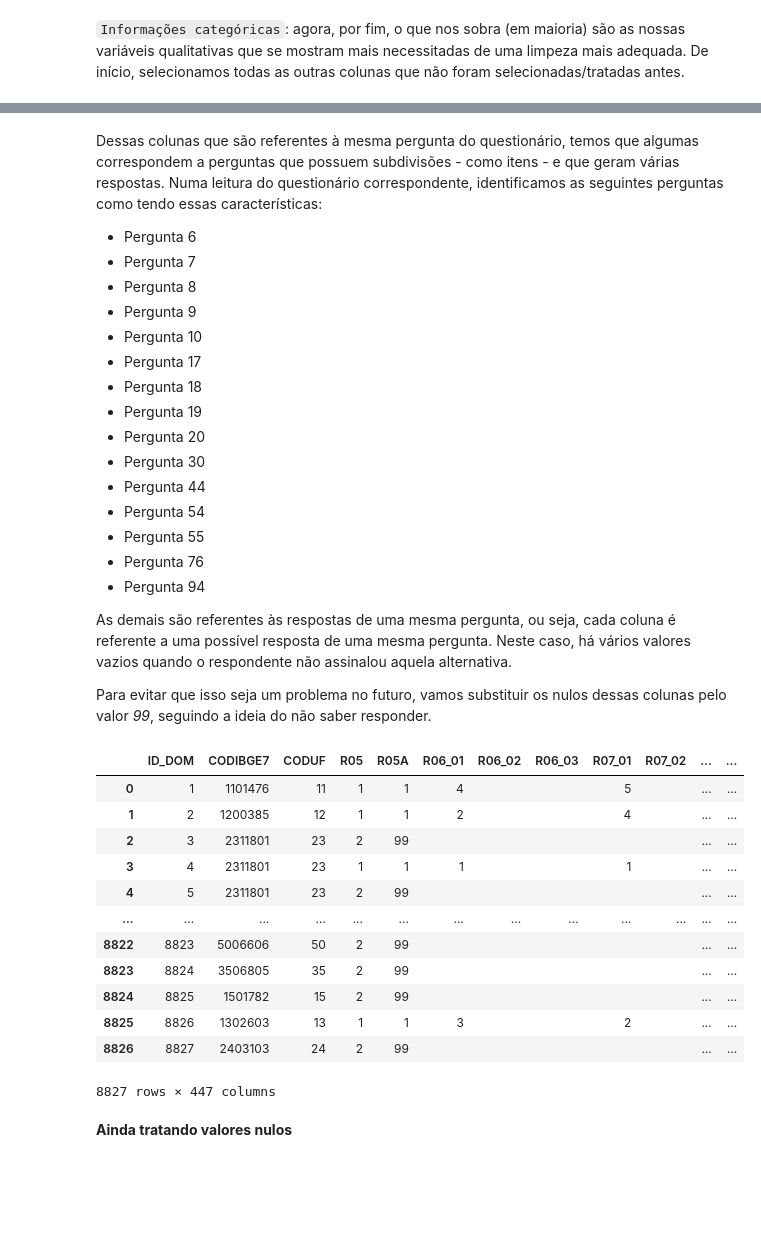
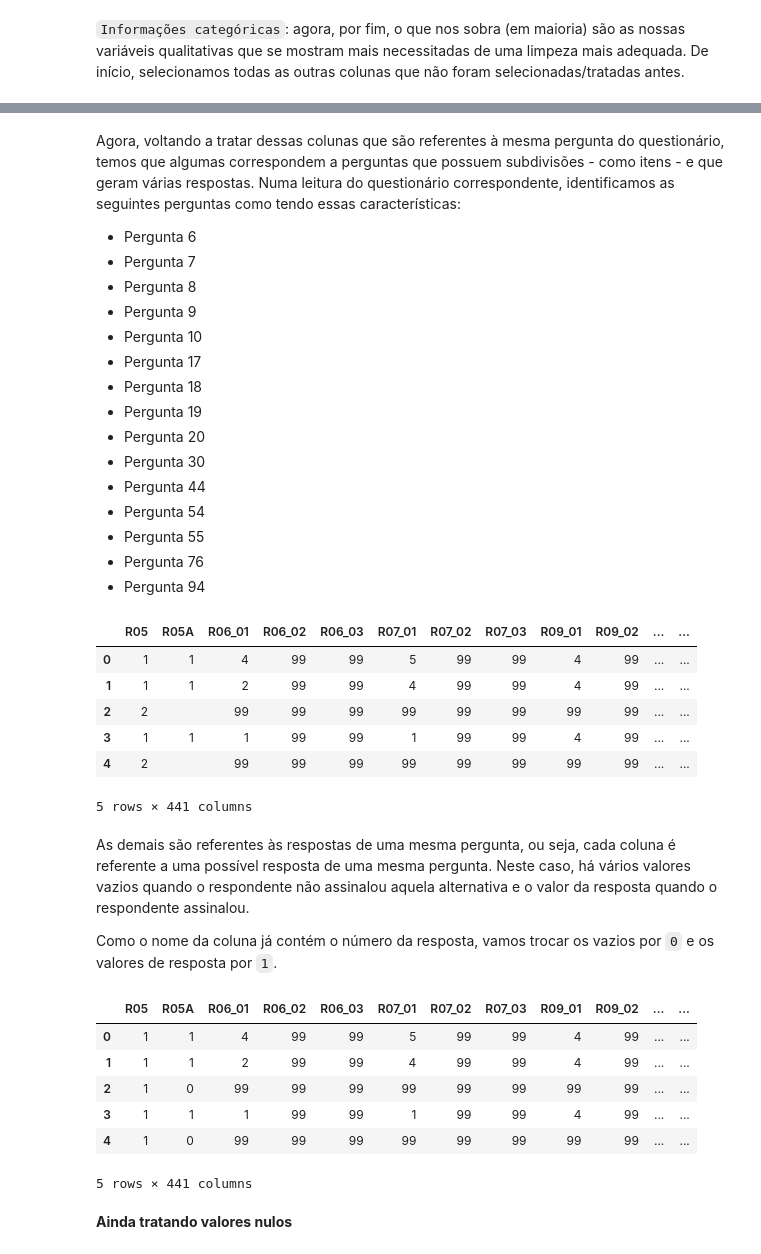
Before and after one commit to insper-classroom/23-1a-cd-p2-anderson_samuel_vinicius, a Jupyter notebook: Relatório.ipynb, the cells around one changed output, grey strips where cells are left out. Cells and saved outputs as stored; diff of their text form; code cells hidden in the pictures; blank space fills up the shorter version.

```diff
--- a/Relatório.ipynb
+++ b/Relatório.ipynb
@@ -179,9 +169,9 @@ info_money
 Note que, desta vez, possuímos uma vasta quantidade de valores nulos em diferentes colunas. Para não trabalharmos com valores do tipo, decidimos que é interessante substituí-los pelo valor 0, uma vez que estamos tratando de quantidade monetária, seja esta quantidade um recebimento ou um gasto.
 # %%
 for column in list(info_money):
-    info_money.loc[[(not x.isnumeric()) for x in info_money[column]], column] = 0
+    info_money.loc[[(not x.isnumeric()) for x in info_money[column]], column] = '0'
 
-info_money
+info_money.head(5)
 # %% [output]
 |  | R10A | R10B | R20_01 | R20_02 | R20_03 | R20_04 | R20_05 | R20_06 | R20_07 | R20_08 | ... | ... |
 | 0 | 545 | 0 | 92 | 0 | 0 | 0 | 0 | 0 | 0 | 0 | ... | ... |
@@ -201,3 +185,4 @@ info_money
 # %%
-info_time = responsaveis_df.loc[:, ['R37H', 'R37M', 'R38H', 'R38M']]
-info_time.astype(str)
+col_time = ['R37H', 'R37M', 'R38H', 'R38M', 'R08_01', 'R08_02', 'R08_03']
+info_time = responsaveis_df.loc[:, col_time]
+info_time = info_time.astype(str)
@@ -225,3 +196,10 @@ info_time.loc[linhas_99_97_37, ['R37H','R37M']] = '0'
 linhas_99_97_38 = info_time[(info_time['R38H'] == '99') | (info_time['R38H'] == '97') | (info_time['R38H'] == ' ')].index
 
 info_time.loc[linhas_99_97_38, ['R38H','R38M']] = '0'
+
+# Anulando quando o responsável não informa a quantidade de horas trabalhada:
+horas_trab = ['R08_01', 'R08_02', 'R08_03']
+for column in horas_trab:
+    info_time.loc[[(not str(x).isnumeric()) for x in info_time[column]], column] = '0'
+
+info_time
@@ -228,11 +220,14 @@ info_time.loc[linhas_99_97_38, ['R38H','R38M']] = '0'
 # %% [markdown]
 `Informações categóricas`: agora, por fim, o que nos sobra (em maioria) são as nossas variáveis qualitativas que se mostram mais necessitadas de uma limpeza mais adequada. De início, selecionamos todas as outras colunas que não foram selecionadas/tratadas antes.
 # %%
-nao_cat = ['R01', 'R02D', 'R02M', 'R02A', 'R03', 'R04', 'R10A', 'R10B', 'R20_01', 'R20_02', 'R20_03', 'R20_04', 'R20_05', 'R20_06', 'R20_07', 'R20_08', 'R20_09', 'R20_10', 'R20_11', 'R20_12', 'R20_13', 'R20_14', 'R20_15', 'R20_16', 'R20_17', 'R20_18', 'R20_98', 'R22', 'R25', 'R39', 'R82', 'R37H', 'R37M', 'R38H', 'R38M']
+nao_cat = ['ID_DOM', 'CODIBGE7', 'CODUF', 'R01', 'R02D', 'R02M', 'R02A', 'R03', 'R04', 'R10A', 'R10B', 'R20_01', 'R20_02',
+           'R20_03', 'R20_04', 'R20_05', 'R20_06', 'R20_07', 'R20_08', 'R20_09', 'R20_10', 'R20_11', 'R20_12', 'R20_13',
+           'R20_14', 'R20_15', 'R20_16', 'R20_17', 'R20_18', 'R20_98', 'R22', 'R25', 'R39', 'R82', 'R37H', 'R37M', 'R38H',
+           'R38M', 'R08_01', 'R08_02', 'R08_03']
 categoricas = []
 for list_column in col_per_quest.values():
     for column in list_column:
         if column not in nao_cat:
             categoricas.append(column)
 info_categoricas = responsaveis_df.loc[:, categoricas]
-info_categoricas.astype(str)
+info_categoricas = info_categoricas.astype(str)
@@ -253,5 +234,5 @@ info_categoricas.astype(str)
 # %% [markdown]
-Dessas colunas que são referentes à mesma pergunta do questionário, temos que algumas correspondem a perguntas que possuem subdivisões - como itens - e que geram várias respostas. Numa leitura do questionário correspondente, identificamos as seguintes perguntas como tendo essas características:
+Agora, voltando a tratar dessas colunas que são referentes à mesma pergunta do questionário, temos que algumas correspondem a perguntas que possuem subdivisões - como itens - e que geram várias respostas. Numa leitura do questionário correspondente, identificamos as seguintes perguntas como tendo essas características:
 
 - Pergunta 6
 - Pergunta 7
@@ -268,32 +249,42 @@ Dessas colunas que são referentes à mesma pergunta do questionário, temos que
 - Pergunta 55
 - Pergunta 76
 - Pergunta 94
-
-As demais são referentes às respostas de uma mesma pergunta, ou seja, cada coluna é referente a uma possível resposta de uma mesma pergunta. Neste caso,  há vários valores vazios quando o respondente não assinalou aquela alternativa.
-
-Para evitar que isso seja um problema no futuro, vamos substituir os nulos dessas colunas pelo valor _99_, seguindo a ideia do não saber responder.
 # %%
 frag_quest = ['R06', 'R07', 'R08', 'R09', 'R10', 'R17', 'R18', 'R19', 'R20', 'R30', 'R44', 'R54', 'R55', 'R76', 'R94']
-for column in list(info_categoricas.columns):
+for column in categoricas:
     num_column = column[0:3]
-    if num_column not in frag_quest:
+    if num_column in frag_quest:
         info_categoricas.loc[[(not str(x).isnumeric()) for x in info_categoricas[column]], column] = '99'
 
-info_categoricas
+info_categoricas.head(5)
 # %% [output]
-|  | ID_DOM | CODIBGE7 | CODUF | R05 | R05A | R06_01 | R06_02 | R06_03 | R07_01 | R07_02 | ... | ... |
-| 0 | 1 | 1101476 | 11 | 1 | 1 | 4 |  |  | 5 |  | ... | ... |
-| 1 | 2 | 1200385 | 12 | 1 | 1 | 2 |  |  | 4 |  | ... | ... |
-| 2 | 3 | 2311801 | 23 | 2 | 99 |  |  |  |  |  | ... | ... |
-| 3 | 4 | 2311801 | 23 | 1 | 1 | 1 |  |  | 1 |  | ... | ... |
-| 4 | 5 | 2311801 | 23 | 2 | 99 |  |  |  |  |  | ... | ... |
-| ... | ... | ... | ... | ... | ... | ... | ... | ... | ... | ... | ... | ... |
-| 8822 | 8823 | 5006606 | 50 | 2 | 99 |  |  |  |  |  | ... | ... |
-| 8823 | 8824 | 3506805 | 35 | 2 | 99 |  |  |  |  |  | ... | ... |
-| 8824 | 8825 | 1501782 | 15 | 2 | 99 |  |  |  |  |  | ... | ... |
-| 8825 | 8826 | 1302603 | 13 | 1 | 1 | 3 |  |  | 2 |  | ... | ... |
-| 8826 | 8827 | 2403103 | 24 | 2 | 99 |  |  |  |  |  | ... | ... |
+|  | R05 | R05A | R06_01 | R06_02 | R06_03 | R07_01 | R07_02 | R07_03 | R09_01 | R09_02 | ... | ... |
+| 0 | 1 | 1 | 4 | 99 | 99 | 5 | 99 | 99 | 4 | 99 | ... | ... |
+| 1 | 1 | 1 | 2 | 99 | 99 | 4 | 99 | 99 | 4 | 99 | ... | ... |
+| 2 | 2 |  | 99 | 99 | 99 | 99 | 99 | 99 | 99 | 99 | ... | ... |
+| 3 | 1 | 1 | 1 | 99 | 99 | 1 | 99 | 99 | 4 | 99 | ... | ... |
+| 4 | 2 |  | 99 | 99 | 99 | 99 | 99 | 99 | 99 | 99 | ... | ... |
-8827 rows × 447 columns
+5 rows × 441 columns
+# %% [markdown]
+As demais são referentes às respostas de uma mesma pergunta, ou seja, cada coluna é referente a uma possível resposta de uma mesma pergunta. Neste caso,  há vários valores vazios quando o respondente não assinalou aquela alternativa e o valor da resposta quando o respondente assinalou.
+
+Como o nome da coluna já contém o número da resposta, vamos trocar os vazios por `0` e os valores de resposta por `1`.
+# %%
+for column in categoricas:
+    num_column = column[0:3]
+    if num_column not in frag_quest and len(col_per_quest[num_column])>1:
+        info_categoricas.loc[[(str(x).isnumeric()) for x in info_categoricas[column]], column] = '1'
+        info_categoricas.loc[[(not str(x).isnumeric()) for x in info_categoricas[column]], column] = '0'
+
+info_categoricas.head(5)
+# %% [output]
+|  | R05 | R05A | R06_01 | R06_02 | R06_03 | R07_01 | R07_02 | R07_03 | R09_01 | R09_02 | ... | ... |
+| 0 | 1 | 1 | 4 | 99 | 99 | 5 | 99 | 99 | 4 | 99 | ... | ... |
+| 1 | 1 | 1 | 2 | 99 | 99 | 4 | 99 | 99 | 4 | 99 | ... | ... |
+| 2 | 1 | 0 | 99 | 99 | 99 | 99 | 99 | 99 | 99 | 99 | ... | ... |
+| 3 | 1 | 1 | 1 | 99 | 99 | 1 | 99 | 99 | 4 | 99 | ... | ... |
+| 4 | 1 | 0 | 99 | 99 | 99 | 99 | 99 | 99 | 99 | 99 | ... | ... |
+5 rows × 441 columns
 # %% [markdown]
 **Ainda tratando valores nulos**
 # %% [markdown]
```
Also changed, not shown: parts of 199 cells of this notebook.
